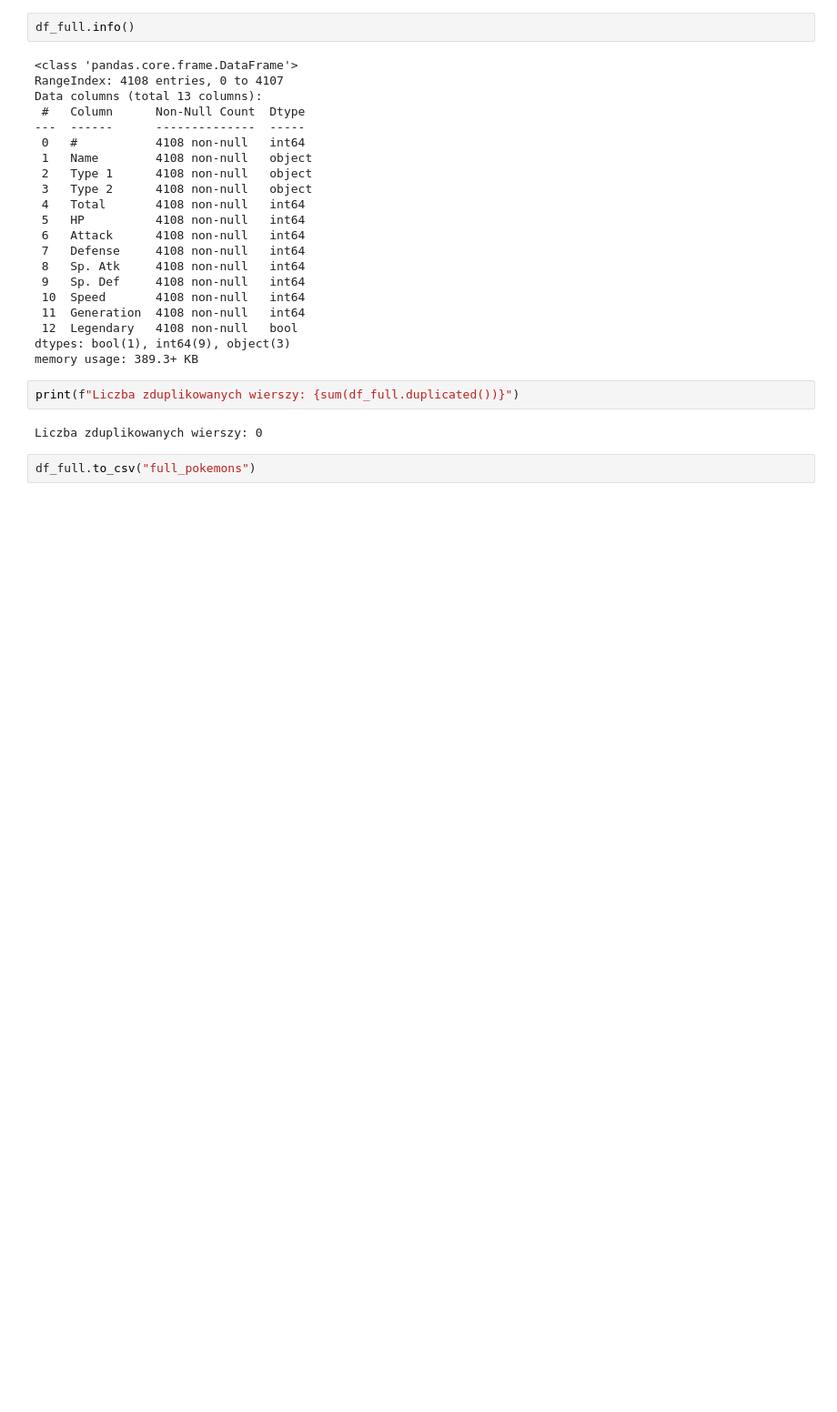
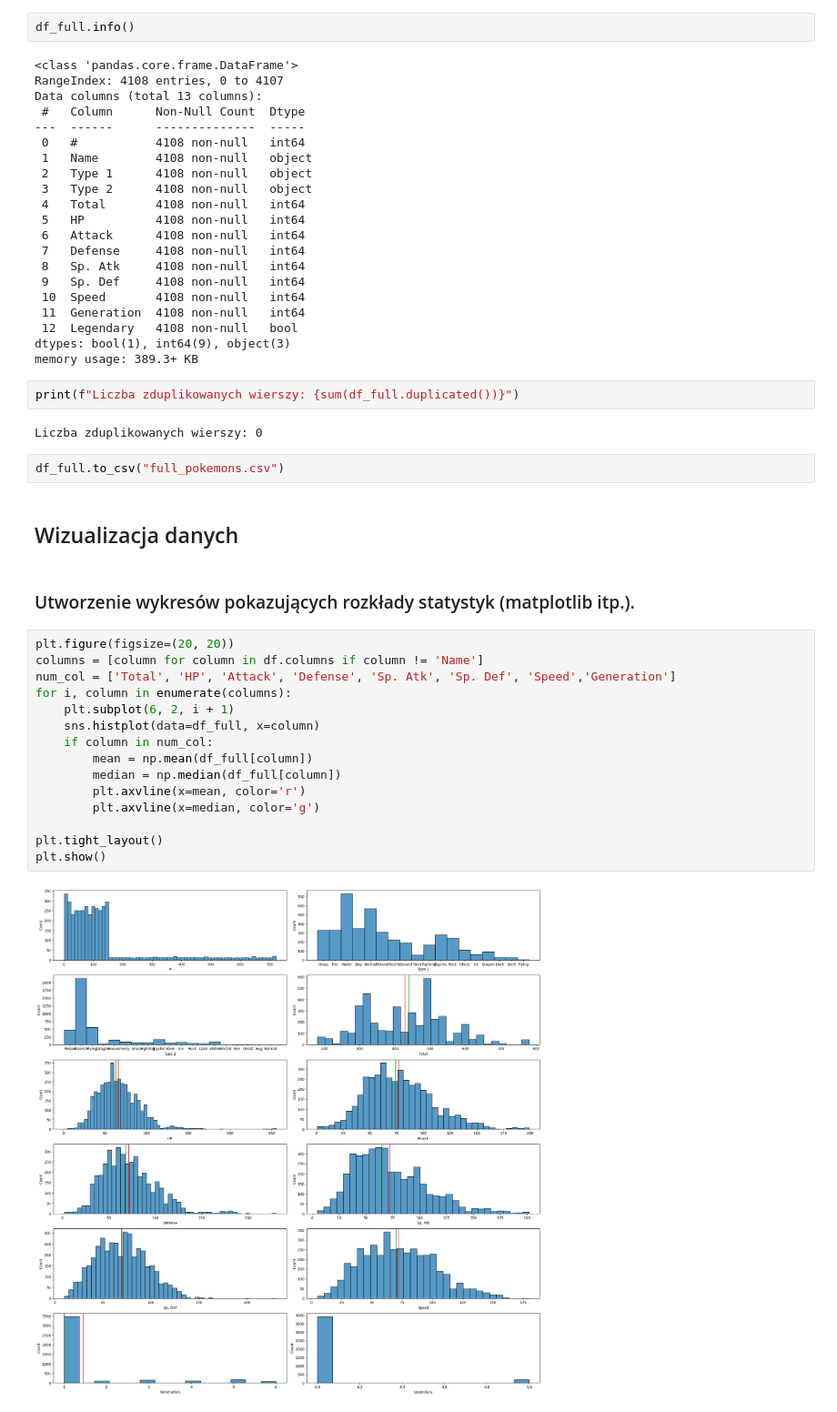
Before and after one commit to KacperUrban/Machine-learning-course, a Jupyter notebook: Projekt_nr_1.ipynb, the cells around one changed output. Shown at 91% size. Drawn from its saved outputs; the diff is of its cells as text; blank space fills up the shorter version.

Commit message:
Data visualizations

```diff
--- a/Projekt_nr_1.ipynb
+++ b/Projekt_nr_1.ipynb
@@ -487,4 +486,25 @@ print(f"Liczba zduplikowanych wierszy: {sum(df_full.duplicated())}")
 # %% [output]
 Liczba zduplikowanych wierszy: 0
 # %%
-df_full.to_csv("full_pokemons")
+df_full.to_csv("full_pokemons.csv")
+# %% [markdown]
+## Wizualizacja danych
+# %% [markdown]
+### Utworzenie wykresów pokazujących rozkłady statystyk (matplotlib itp.).
+# %%
+plt.figure(figsize=(20, 20))
+columns = [column for column in df.columns if column != 'Name']
+num_col = ['Total', 'HP', 'Attack', 'Defense', 'Sp. Atk', 'Sp. Def', 'Speed','Generation']
+for i, column in enumerate(columns):
+    plt.subplot(6, 2, i + 1)
+    sns.histplot(data=df_full, x=column)
+    if column in num_col:
+        mean = np.mean(df_full[column])
+        median = np.median(df_full[column])
+        plt.axvline(x=mean, color='r')
+        plt.axvline(x=median, color='g')
+
+plt.tight_layout()
+plt.show()
+# %% [output]
+[figure, added]
```
Also changed, not shown: parts of 18 cells of this notebook.
